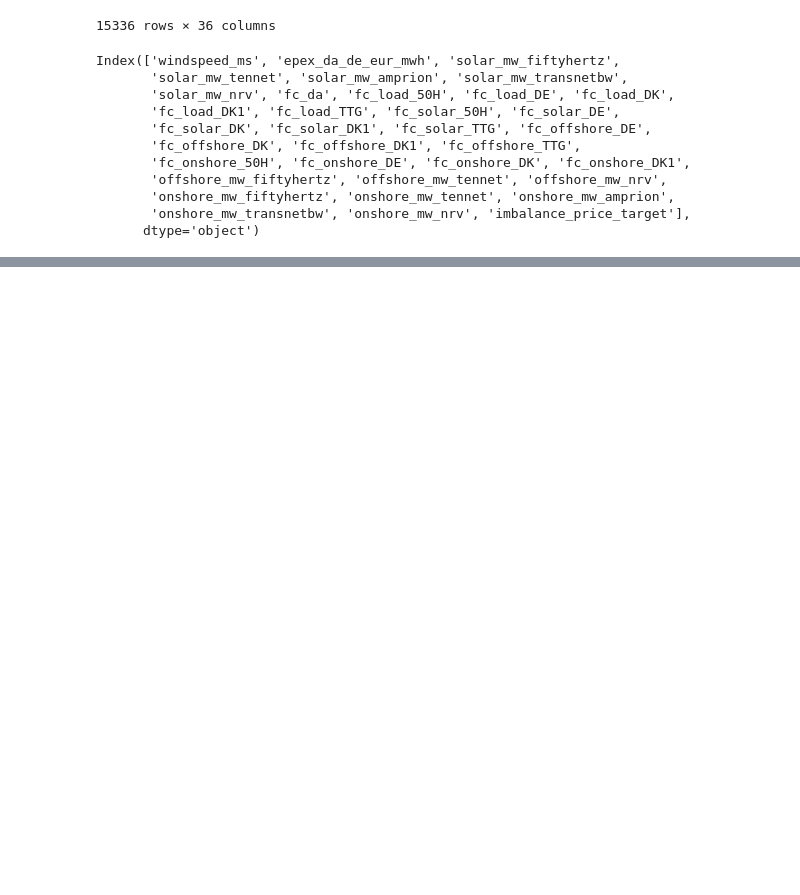
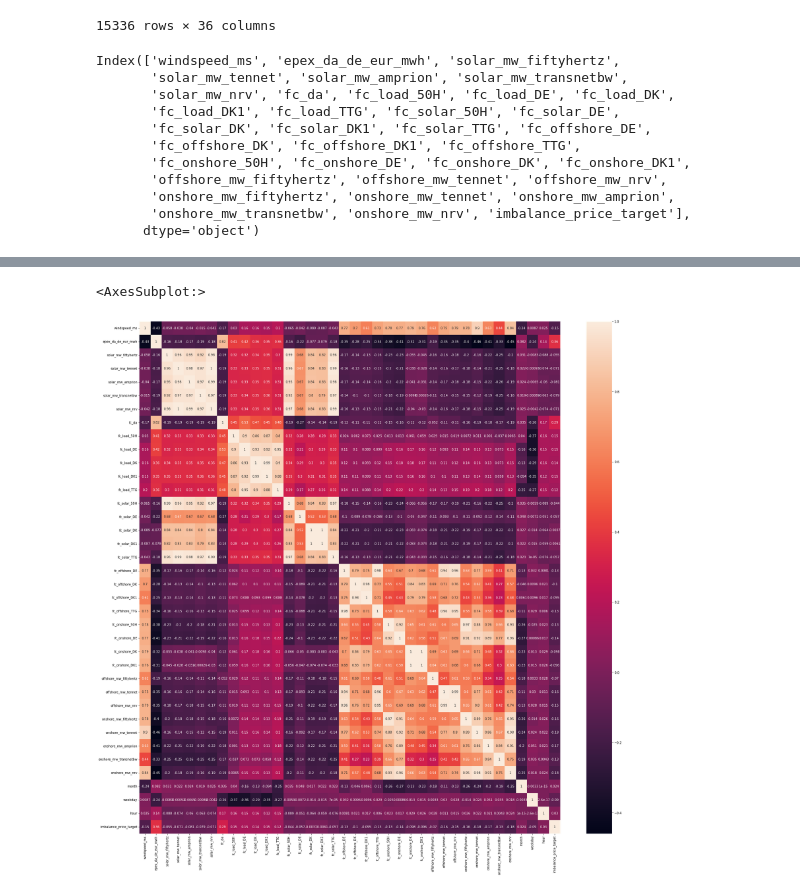
Before and after one commit to Windbenders/capstone_energy, a Jupyter notebook: notebooks/merge_dataframe.ipynb, the cells around one changed output, grey strips where cells are left out. Saved outputs shown, nothing was run; the diff lists cells and outputs as text; code cells hidden in the pictures; blank space fills up the shorter version.

```diff
--- a/notebooks/merge_dataframe.ipynb
+++ b/notebooks/merge_dataframe.ipynb
@@ -58,0 +77,6 @@ merge.drop('imbalance_price_target', axis=1, inplace=True)
+# %%
+imb_merge = imb[(imb['datetime'] < '2020-10-01 00:00:00') & (imb['datetime'] >= '2019-01-01 00:00:00')]
+# %%
+imb_merge = imb_merge.set_index('datetime')
+# %%
+imb_merge.index = pd.to_datetime(imb_merge.index)
@@ -58,0 +100,5 @@ merge.drop('imbalance_price_target', axis=1, inplace=True)
+# %%
+merge['month'] = merge.index.month
+merge['weekday'] = merge.index.weekday
+merge['hour'] = merge.index.hour
+merge['imbalance_price_target'] = imb_merge['imbalance_price_target']
@@ -58,0 +124,6 @@ merge.drop('imbalance_price_target', axis=1, inplace=True)
+# %%
+plt.figure(figsize=(30, 30))
+sns.heatmap(merge.corr(), annot=True)
+# %% [output]
+<AxesSubplot:>
+[figure, added]
```
Also changed, not shown: parts of 8 cells of this notebook, 1 other file.
